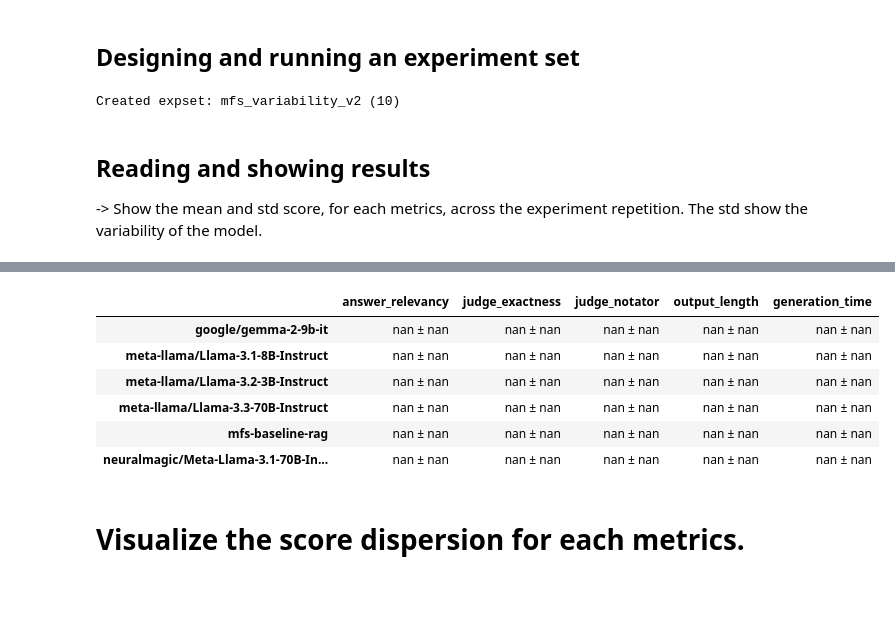
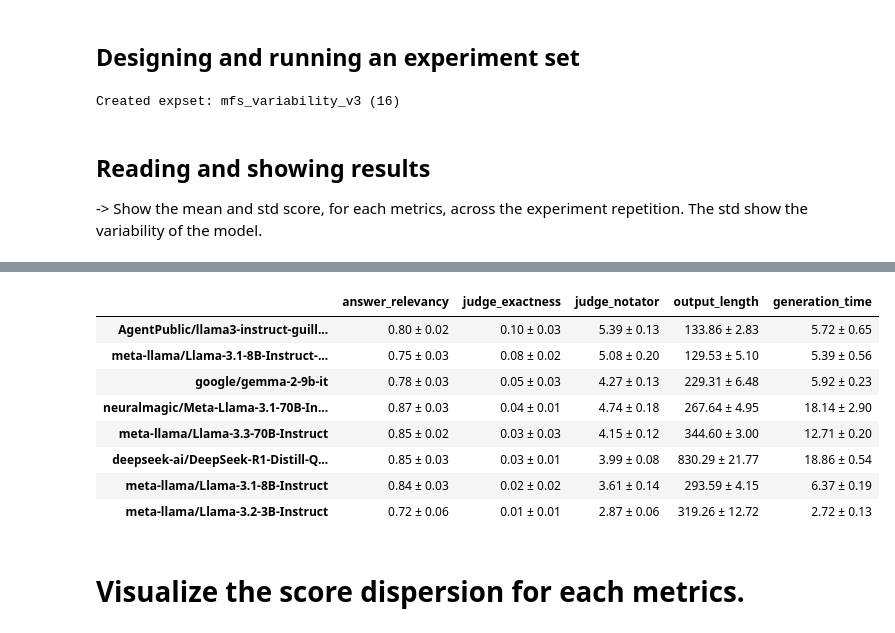
Before and after one commit to etalab-ia/evalap, a Jupyter notebook: notebooks/run_set_repeat_demo.ipynb, the cells around one changed output, grey strips where cells are left out. Cells and saved outputs as stored; diff of their text form; code cells hidden in the pictures; blank space fills up the shorter version.

```diff
--- a/notebooks/run_set_repeat_demo.ipynb
+++ b/notebooks/run_set_repeat_demo.ipynb
@@ -69,7 +69,7 @@ def highlight_cells(s):
 # %%
 # Designing my experiments
 # --
-expset_name = "mfs_variability_v2"
+expset_name = "mfs_variability_v3"
 expset_readme = "Comparing some models variability."
 metrics = ["answer_relevancy", "judge_exactness", "judge_notator", "output_length", "generation_time"]
 common_params = {
@@ -85,6 +85,7 @@ grid_params = {
         {"name": "meta-llama/Llama-3.2-3B-Instruct",  "base_url": ALBERT_API_URL, "api_key": ALBERT_API_KEY},
         {"name": "neuralmagic/Meta-Llama-3.1-70B-Instruct-FP8",  "base_url": ALBERT_API_URL, "api_key": ALBERT_API_KEY},
         {"name": "meta-llama/Llama-3.3-70B-Instruct", "base_url": ALBERT_API_URL, "api_key": ALBERT_API_KEY},
+        {"name": "deepseek-ai/DeepSeek-R1-Distill-Qwen-32B", "base_url": ALBERT_API_URL, "api_key": ALBERT_API_KEY},
         {
           "name": "meta-llama/Llama-3.1-8B-Instruct", "extra_params": {"rag": {"mode":"rag", "limit":7}},
           "base_url": MFS_API_URL, "api_key": MFS_API_KEY,
@@ -100,7 +101,7 @@ grid_params = {
 expset = {
     "name" : expset_name,
     "readme": expset_readme,
-    "cv": {"common_params": common_params, "grid_params": grid_params, "repeat":10}
+    "cv": {"common_params": common_params, "grid_params": grid_params, "repeat":5}
 }
 response = requests.post(f'{EG1_API_URL}/experiment_set', json=expset, headers=headers)
 resp = response.json()
@@ -110,7 +111,7 @@ if "id" in resp:
 else:
     print(resp)
 # %% [output]
-Created expset: mfs_variability_v2 (10)
+Created expset: mfs_variability_v3 (16)
 # %% [markdown]
 ## Reading and showing results
 
@@ -137,8 +138,8 @@ for i, exp in enumerate(expset["experiments"]):
     results = experiment["results"]
     model = experiment["model"]["name"]
     if experiment["model"].get("extra_params"):
-        if experiment["model"]["extra_params"].get("rag"):
-            model = "mfs-baseline-rag"
+        if experiment["model"]["extra_params"].get("rag") :
+            model = experiment["model"]['name'] + "--rag"
 
     # Add an observation row from the observation_table (mean, std etc)
     row = {"model": model}
@@ -194,10 +176,12 @@ Warning: experiment 213 is not finished yet...
 |  | answer_relevancy | judge_exactness | judge_notator | output_length | generation_time |
-| google/gemma-2-9b-it | nan ± nan | nan ± nan | nan ± nan | nan ± nan | nan ± nan |
-| meta-llama/Llama-3.1-8B-Instruct | nan ± nan | nan ± nan | nan ± nan | nan ± nan | nan ± nan |
-| meta-llama/Llama-3.2-3B-Instruct | nan ± nan | nan ± nan | nan ± nan | nan ± nan | nan ± nan |
-| meta-llama/Llama-3.3-70B-Instruct | nan ± nan | nan ± nan | nan ± nan | nan ± nan | nan ± nan |
-| mfs-baseline-rag | nan ± nan | nan ± nan | nan ± nan | nan ± nan | nan ± nan |
-| neuralmagic/Meta-Llama-3.1-70B-In... | nan ± nan | nan ± nan | nan ± nan | nan ± nan | nan ± nan |
+| AgentPublic/llama3-instruct-guill... | 0.80 ± 0.02 | 0.10 ± 0.03 | 5.39 ± 0.13 | 133.86 ± 2.83 | 5.72 ± 0.65 |
+| meta-llama/Llama-3.1-8B-Instruct-... | 0.75 ± 0.03 | 0.08 ± 0.02 | 5.08 ± 0.20 | 129.53 ± 5.10 | 5.39 ± 0.56 |
+| google/gemma-2-9b-it | 0.78 ± 0.03 | 0.05 ± 0.03 | 4.27 ± 0.13 | 229.31 ± 6.48 | 5.92 ± 0.23 |
+| neuralmagic/Meta-Llama-3.1-70B-In... | 0.87 ± 0.03 | 0.04 ± 0.01 | 4.74 ± 0.18 | 267.64 ± 4.95 | 18.14 ± 2.90 |
+| meta-llama/Llama-3.3-70B-Instruct | 0.85 ± 0.02 | 0.03 ± 0.03 | 4.15 ± 0.12 | 344.60 ± 3.00 | 12.71 ± 0.20 |
+| deepseek-ai/DeepSeek-R1-Distill-Q... | 0.85 ± 0.03 | 0.03 ± 0.01 | 3.99 ± 0.08 | 830.29 ± 21.77 | 18.86 ± 0.54 |
+| meta-llama/Llama-3.1-8B-Instruct | 0.84 ± 0.03 | 0.02 ± 0.02 | 3.61 ± 0.14 | 293.59 ± 4.15 | 6.37 ± 0.19 |
+| meta-llama/Llama-3.2-3B-Instruct | 0.72 ± 0.06 | 0.01 ± 0.01 | 2.87 ± 0.06 | 319.26 ± 12.72 | 2.72 ± 0.13 |
 # %% [markdown]
 # Visualize the score dispersion for each metrics.
 # %%
```
Also changed, not shown: parts of 2 cells of this notebook, 1 other file.
